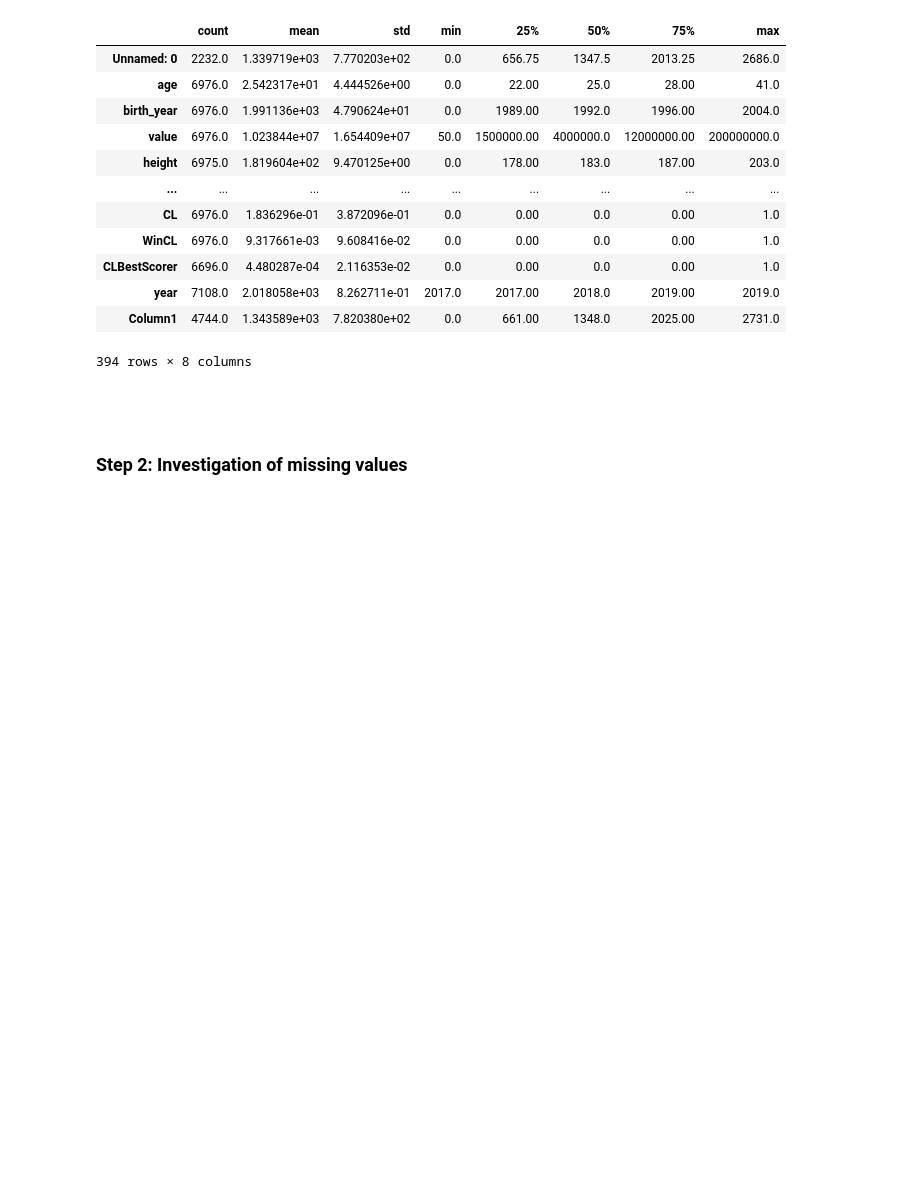
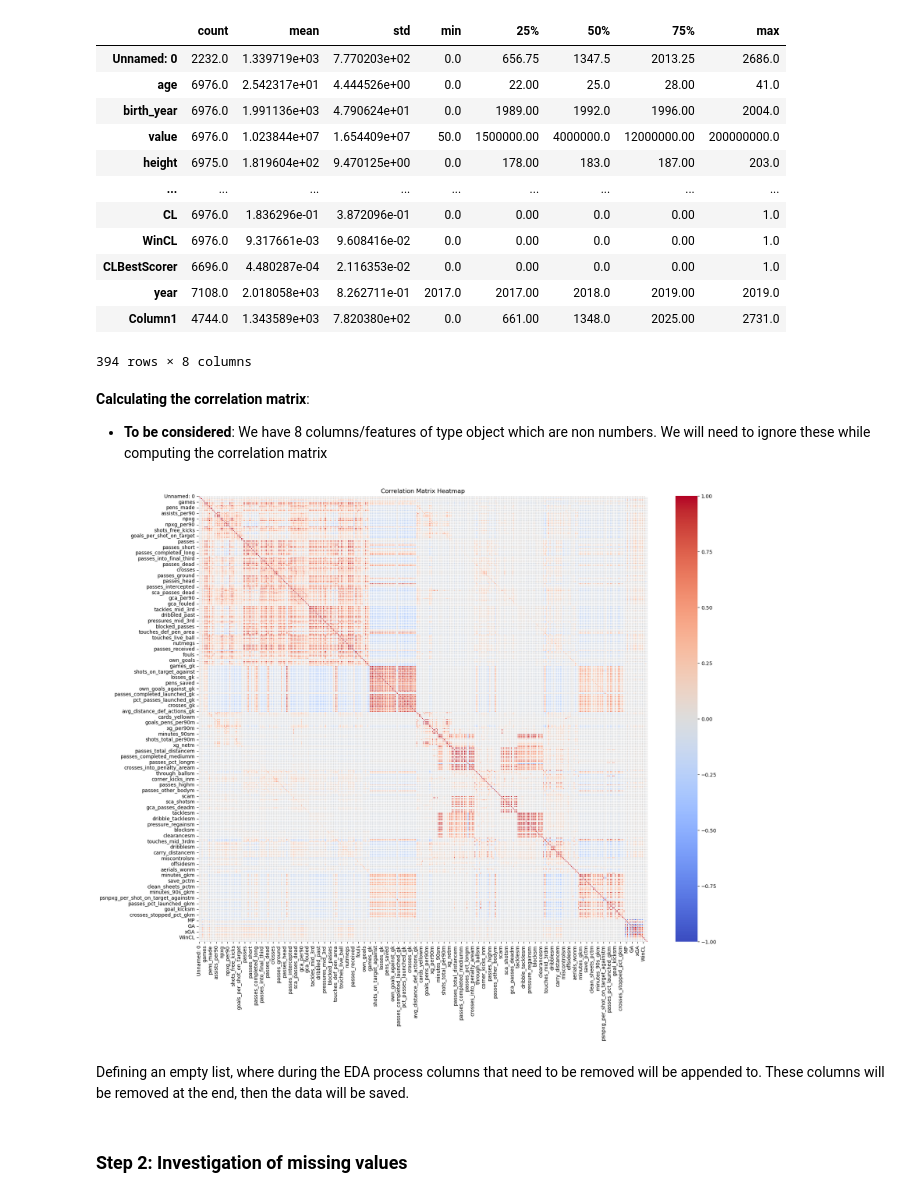
Before and after one commit to samke01/hsaalen-datamining, a Jupyter notebook: Regression/Regression_Data_Cleaning.ipynb, the cells around one changed output. Saved outputs shown, nothing was run; the diff lists cells and outputs as text; code cells hidden in the pictures; blank space fills up the shorter version.

```diff
--- a/Regression/Regression_Data_Cleaning.ipynb
+++ b/Regression/Regression_Data_Cleaning.ipynb
@@ -181,5 +177,23 @@ df.describe().T
 | year | 7108.0 | 2.018058e+03 | 8.262711e-01 | 2017.0 | 2017.00 | 2018.0 | 2019.00 | 2019.0 |
 | Column1 | 4744.0 | 1.343589e+03 | 7.820380e+02 | 0.0 | 661.00 | 1348.0 | 2025.00 | 2731.0 |
 394 rows × 8 columns
-# %% [markdown]
-<br>
+# %% [markdown]
+**Calculating the correlation matrix**:
+  - **To be considered**: We have 8 columns/features of type object which are non numbers. We will need to ignore these while computing the correlation matrix
+# %%
+# Select only numeric columns for correlation calculation
+numeric_df = df.select_dtypes(include=[np.number])
+
+# Calculating the correlation matrix of the numeric columns only
+correlation_matrix = numeric_df.corr()
+# %%
+# Increase the figure size
+plt.figure(figsize=(20, 16))
+# Plot the heatmap
+sns.heatmap(correlation_matrix, annot=False, fmt=".2f", cmap='coolwarm', vmin=-1, vmax=1, linewidths=0.5)
+plt.title("Correlation Matrix Heatmap")
+plt.show()
+# %% [output]
+[figure, added]
+# %% [markdown]
+Defining an empty list, where during the EDA process columns that need to be removed will be appended to. These columns will be removed at the end, then the data will be saved.
```
Also changed, not shown: parts of 119 cells of this notebook, 5 other files.
